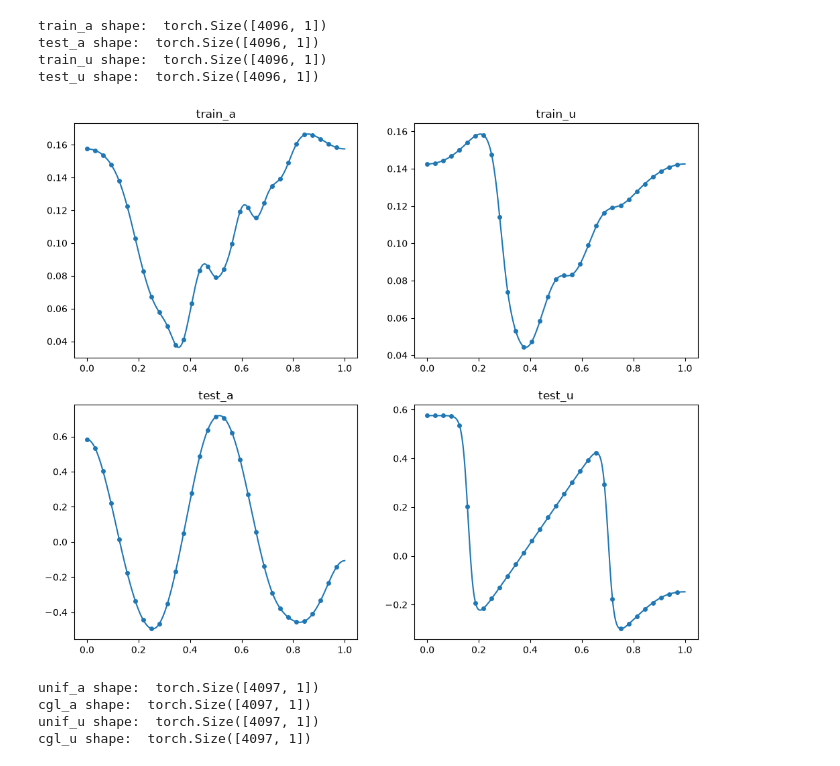
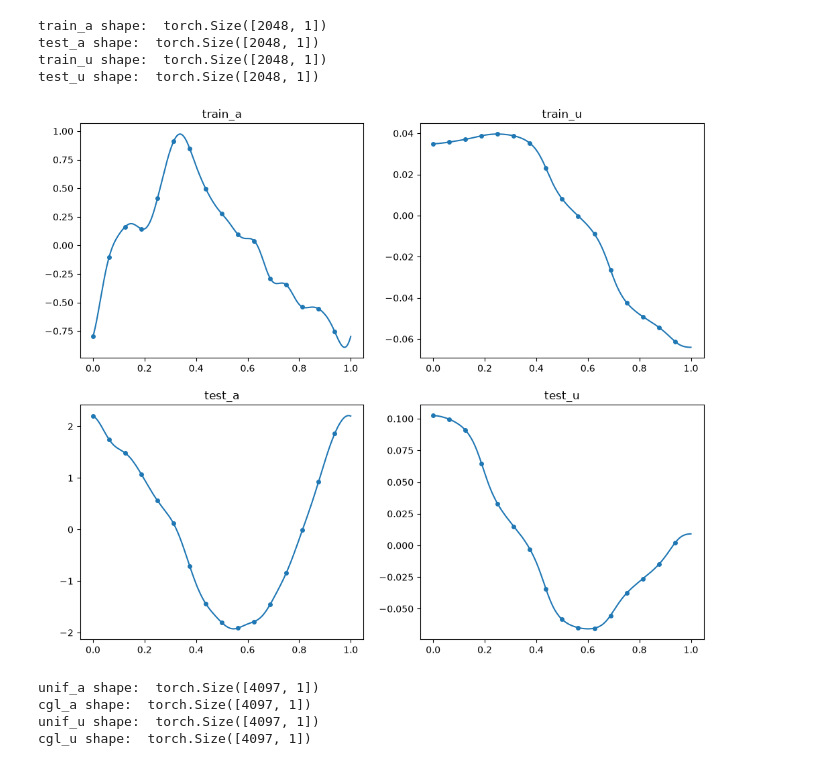
Before and after one commit to jens-nielsen/UltraNet, a Jupyter notebook: data_inspector.ipynb, the cells around one changed output. Cells and saved outputs as stored; diff of their text form; code cells hidden in the pictures.

Commit message:
darcy_n

```diff
--- a/data_inspector.ipynb
+++ b/data_inspector.ipynb
@@ -64,29 +64,29 @@ def visualize_data(data_type: DataType, cheby:bool, train_a, test_a, train_u, te
 
     plt.show()
 # %%
-data_type = DataType.BURGERS_PERIODIC_NEUMANN
+data_type = DataType.DARCY_NEUMANN
 cheby = False
 
 data_config = data_config_map.get(data_type)
 pth = data_config.pth if cheby is False else data_config.cheby_pth
 
 data = torch.load(pth, mmap=True)
 
 train_a, test_a = data["a"][0], data["a"][-1]
 train_u, test_u = data["u"][0], data["u"][-1]
 
 print("train_a shape: ", train_a.shape)
 print("test_a shape: ", test_a.shape)
 print("train_u shape: ", train_u.shape)
 print("test_u shape: ", test_u.shape)
 
 visualize_data(data_type=data_type, cheby=cheby, train_a=train_a, train_u=train_u, test_a=test_a, test_u=test_u)
 # %% [output]
-train_a shape:  torch.Size([4096, 1])
-test_a shape:  torch.Size([4096, 1])
-train_u shape:  torch.Size([4096, 1])
-test_u shape:  torch.Size([4096, 1])
+train_a shape:  torch.Size([2048, 1])
+test_a shape:  torch.Size([2048, 1])
+train_u shape:  torch.Size([2048, 1])
+test_u shape:  torch.Size([2048, 1])
-[figure, old version]
+[figure, new version]
 # %%
 def visualize_cgl_vs_unif(data_type: DataType, unif_a, unif_u, cgl_a, cgl_u):
     if data_type == DataType.BURGERS:
```
Also changed, not shown: 2 other files.
